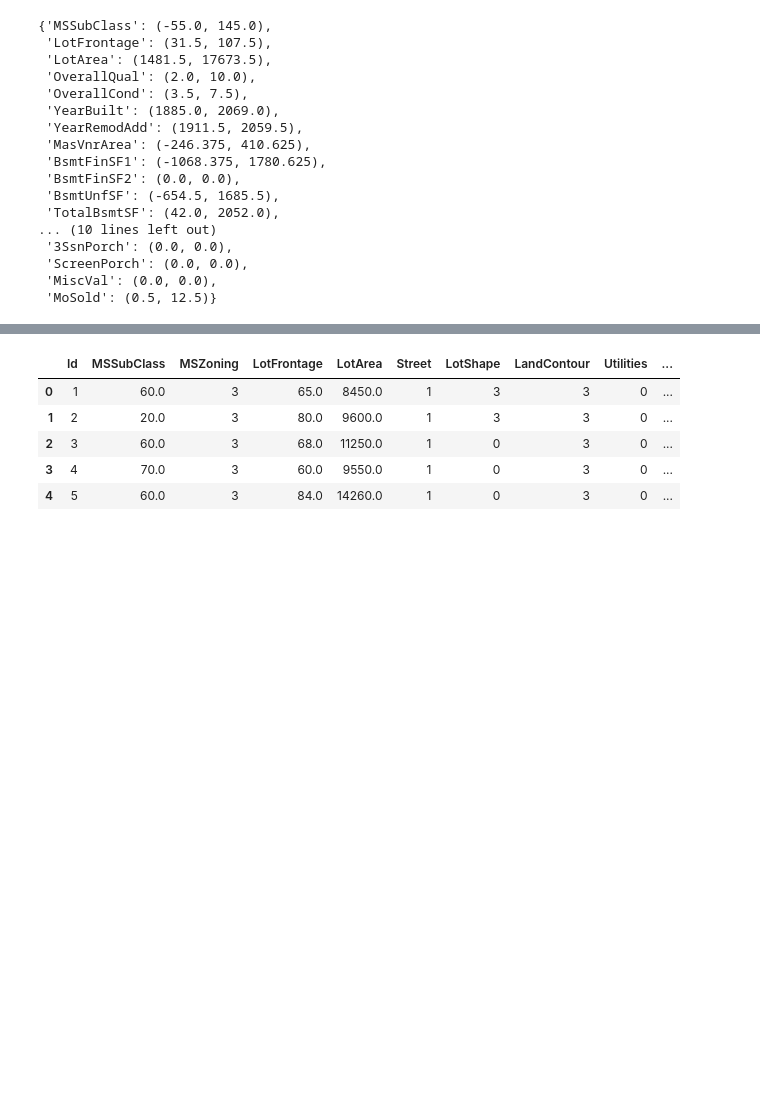
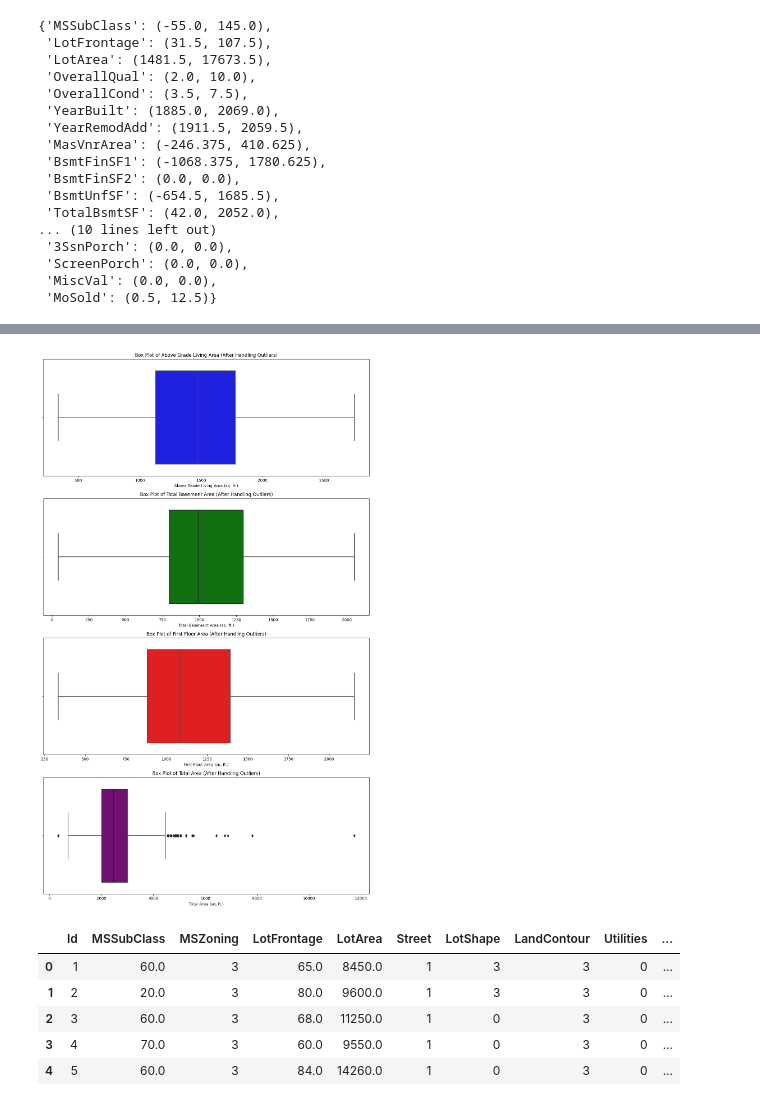
Before and after one commit to jatinchawda1503/Housing-Prices-Competition-Kaggle, a Jupyter notebook: vis.ipynb, the cells around one changed output, grey strips where cells are left out. Drawn from its saved outputs; the diff is of its cells as text; code cells hidden in the pictures; blank space fills up the shorter version.

```diff
--- a/vis.ipynb
+++ b/vis.ipynb
@@ -355,26 +357,28 @@ bounds
 # %%
-# # Set up the matplotlib figure
-# fig, ax = plt.subplots(4, 1, figsize=(12, 20))
+# Set up the matplotlib figure
+fig, ax = plt.subplots(4, 1, figsize=(12, 20))
 
-# # Plotting the box plots
-# sns.boxplot(x=cleaned_data['GrLivArea'], ax=ax[0], color='blue')
-# ax[0].set_title('Box Plot of Above Grade Living Area (After Handling Outliers)')
-# ax[0].set_xlabel('Above Grade Living Area (sq. ft.)')
+# Plotting the box plots
+sns.boxplot(x=cleaned_data['GrLivArea'], ax=ax[0], color='blue')
+ax[0].set_title('Box Plot of Above Grade Living Area (After Handling Outliers)')
+ax[0].set_xlabel('Above Grade Living Area (sq. ft.)')
 
-# sns.boxplot(x=cleaned_data['TotalBsmtSF'], ax=ax[1], color='green')
-# ax[1].set_title('Box Plot of Total Basement Area (After Handling Outliers)')
-# ax[1].set_xlabel('Total Basement Area (sq. ft.)')
+sns.boxplot(x=cleaned_data['TotalBsmtSF'], ax=ax[1], color='green')
+ax[1].set_title('Box Plot of Total Basement Area (After Handling Outliers)')
+ax[1].set_xlabel('Total Basement Area (sq. ft.)')
 
-# sns.boxplot(x=cleaned_data['1stFlrSF'], ax=ax[2], color='red')
-# ax[2].set_title('Box Plot of First Floor Area (After Handling Outliers)')
-# ax[2].set_xlabel('First Floor Area (sq. ft.)')
+sns.boxplot(x=cleaned_data['1stFlrSF'], ax=ax[2], color='red')
+ax[2].set_title('Box Plot of First Floor Area (After Handling Outliers)')
+ax[2].set_xlabel('First Floor Area (sq. ft.)')
 
-# sns.boxplot(x=cleaned_data['TotalArea'], ax=ax[3], color='purple')
-# ax[3].set_title('Box Plot of Total Area (After Handling Outliers)')
-# ax[3].set_xlabel('Total Area (sq. ft.)')
+sns.boxplot(x=cleaned_data['TotalArea'], ax=ax[3], color='purple')
+ax[3].set_title('Box Plot of Total Area (After Handling Outliers)')
+ax[3].set_xlabel('Total Area (sq. ft.)')
 
-# plt.tight_layout()
-# plt.show()
+plt.tight_layout()
+plt.show()
+# %% [output]
+[figure, added]
 # %%
 new_cleaned_data = cleaned_data.copy()
 # %%
```
Also changed, not shown: parts of 6 cells of this notebook, 1 other file.
